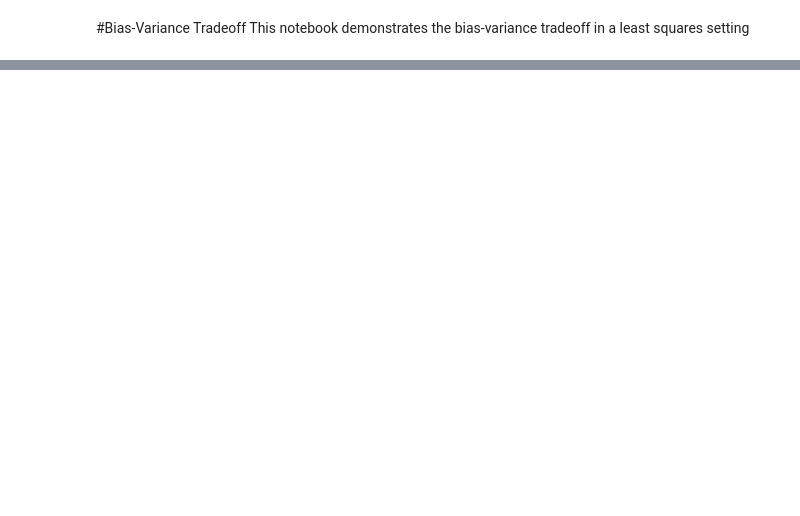
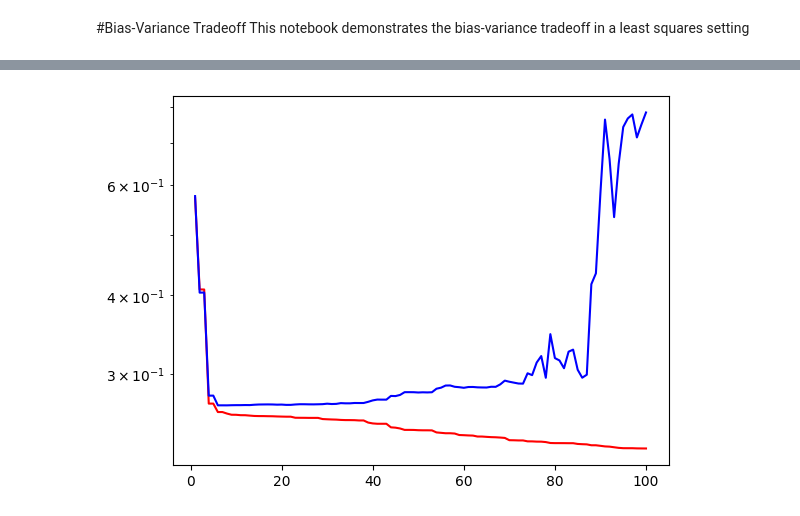
Before and after one commit to brighamfrandsen/econ484, a Jupyter notebook: examples/biasvariance.ipynb, the cells around one changed output, grey strips where cells are left out. Cells and saved outputs as stored; diff of their text form; code cells hidden in the pictures; blank space fills up the shorter version.

```diff
--- a/examples/biasvariance.ipynb
+++ b/examples/biasvariance.ipynb
@@ -70,0 +71,29 @@ plt.show()
+# %%
+# do this in a loop!
+kmax=100
+klist = range(1,kmax+1)
+# initialize place to put results:
+MSEinsample = np.zeros(kmax)
+MSEgrid=np.zeros(kmax)
+for k in klist:
+  xpoly = generate_legendre_matrix(x,k)
+  xgridpoly=generate_legendre_matrix(xgrid,k)
+  # linear regression (via moore-penrose for when k>n):
+  bhat = np.linalg.pinv(xpoly) @ y
+  # generate in-sample predictions:
+  yhat = xpoly @ bhat
+  # generate predictions on grid
+  yhatgrid = xgridpoly @ bhat
+
+  # compute MSE
+  insampleterm =  sum((y-yhat)**2)/n
+  MSEinsample[k-1] = insampleterm
+  outofsampleterm = sum((ygrid - yhatgrid)**2)/ngrid
+  MSEgrid[k-1] = outofsampleterm
+# %%
+plt.plot(klist,MSEinsample,label='MSE in sample',color='red')
+plt.plot(klist,MSEgrid,label='MSE out of sample',color='blue')
+plt.yscale('log')
+plt.show()
+# %% [output]
+[figure, added]
```
Also changed, not shown: parts of 3 cells of this notebook.
